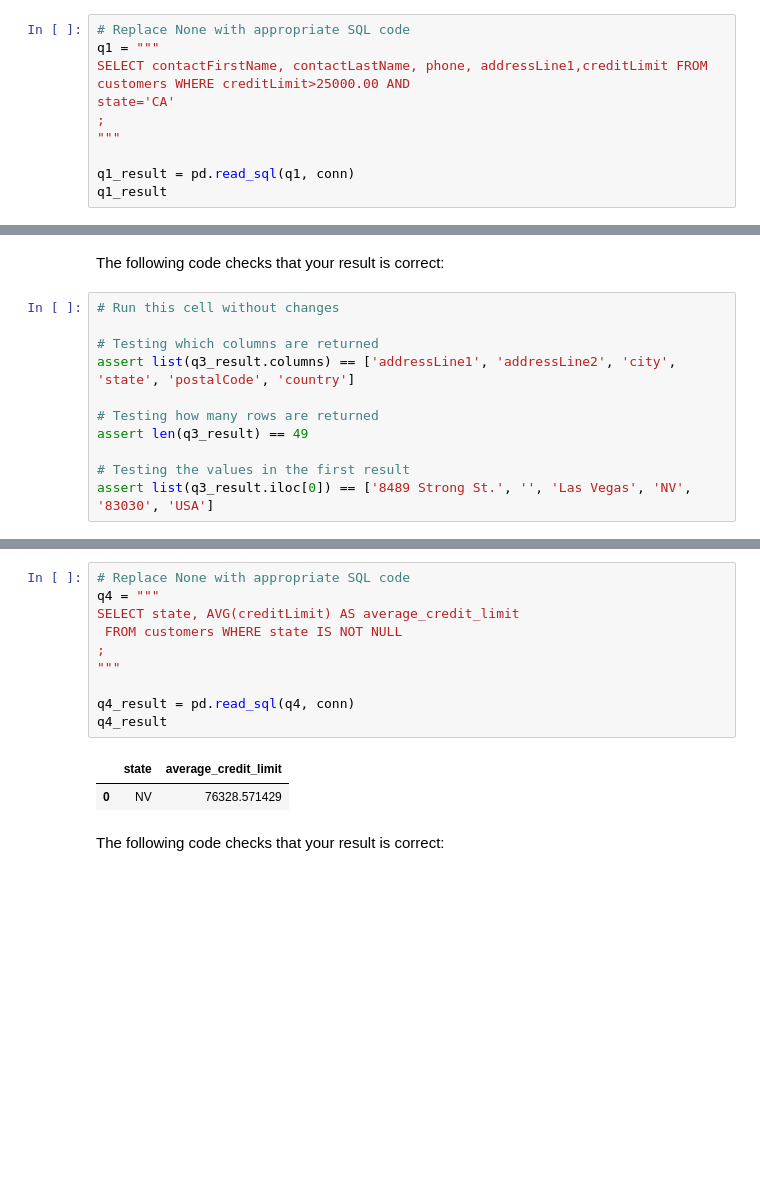
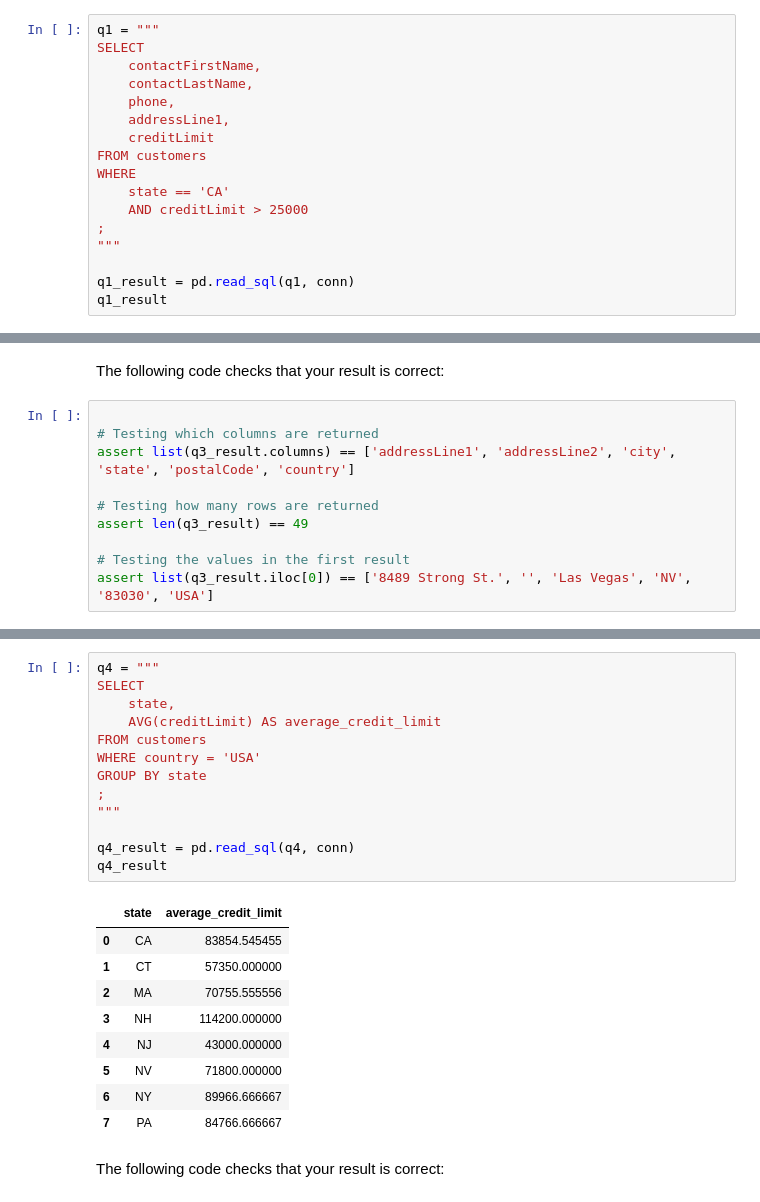
Before and after one commit to OswaldCc/dsc-sql-lab, a Jupyter notebook: index.ipynb, the cells around one changed output, grey strips where cells are left out. Saved outputs shown, nothing was run; the diff lists cells and outputs as text; blank space fills up the shorter version.

```diff
--- a/index.ipynb
+++ b/index.ipynb
@@ -90,10 +88,17 @@ Write a query that gets the contact first name, contact last name, phone number,
 
 <img src='images/expected_output_q1.png'>
 # %%
-# Replace None with appropriate SQL code
 q1 = """
-SELECT contactFirstName, contactLastName, phone, addressLine1,creditLimit FROM customers WHERE creditLimit>25000.00 AND
-state='CA'
+SELECT
+    contactFirstName,
+    contactLastName,
+    phone,
+    addressLine1,
+    creditLimit
+FROM customers
+WHERE
+    state == 'CA'
+    AND creditLimit > 25000
 ;
 """
 
@@ -207,7 +224,6 @@ q3_result.head(10)
 # %% [markdown]
 The following code checks that your result is correct:
 # %%
-# Run this cell without changes
 
 # Testing which columns are returned
 assert list(q3_result.columns) == ['addressLine1', 'addressLine2', 'city', 'state', 'postalCode', 'country']
@@ -232,18 +248,28 @@ The two fields selected should be `state` and `average_credit_limit`, which is t
 
 <img src='images/expected_output_q4.png'>
 # %%
-# Replace None with appropriate SQL code
 q4 = """
-SELECT state, AVG(creditLimit) AS average_credit_limit
- FROM customers WHERE state IS NOT NULL
+SELECT
+    state,
+    AVG(creditLimit) AS average_credit_limit
+FROM customers
+WHERE country = 'USA'
+GROUP BY state
 ;
 """
 
 q4_result = pd.read_sql(q4, conn)
 q4_result
 # %% [output]
 |  | state | average_credit_limit |
-| 0 | NV | 76328.571429 |
+| 0 | CA | 83854.545455 |
+| 1 | CT | 57350.000000 |
+| 2 | MA | 70755.555556 |
+| 3 | NH | 114200.000000 |
+| 4 | NJ | 43000.000000 |
+| 5 | NV | 71800.000000 |
+| 6 | NY | 89966.666667 |
+| 7 | PA | 84766.666667 |
 # %% [markdown]
 The following code checks that your result is correct:
 # %%
```
Also changed, not shown: parts of 21 cells of this notebook.
